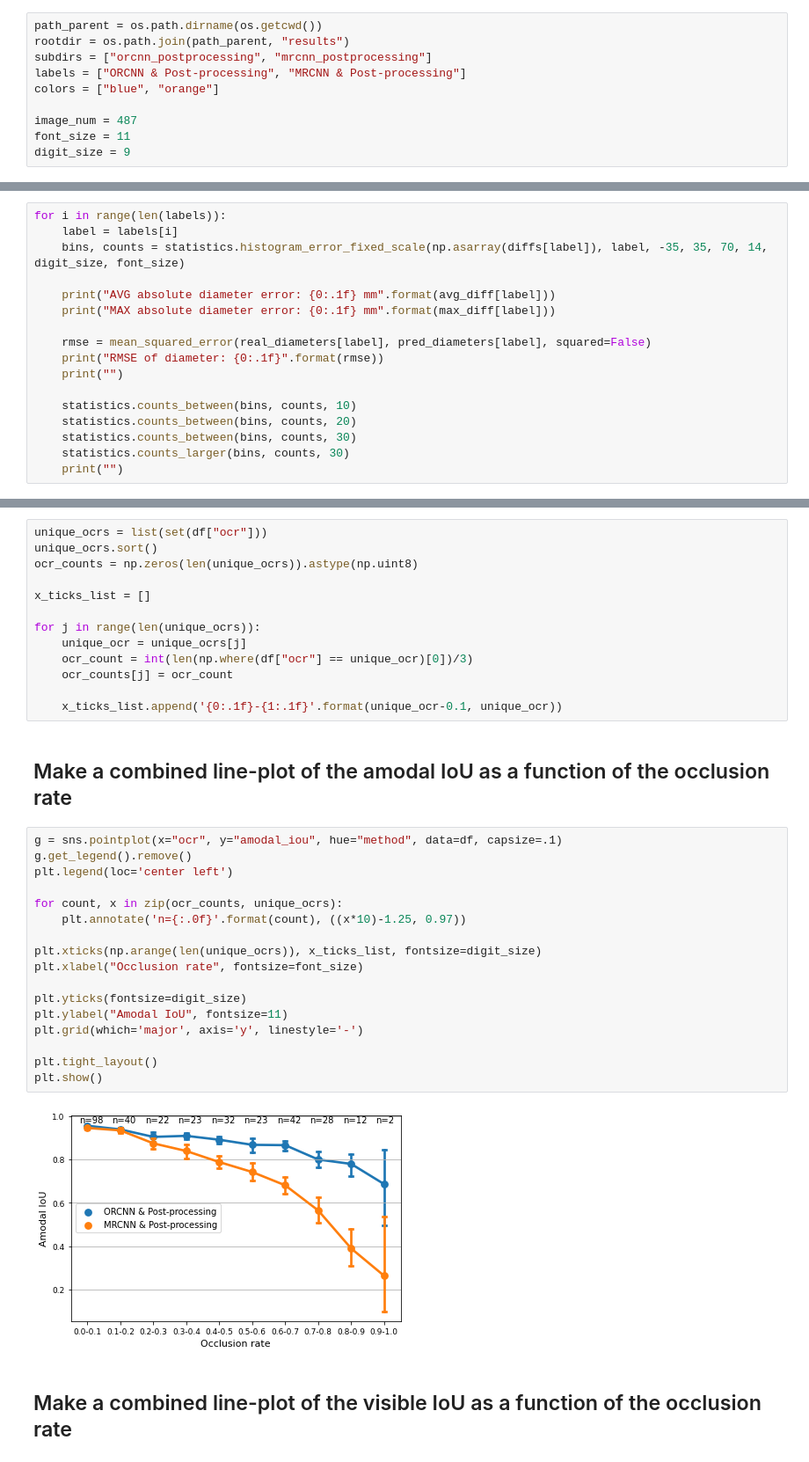
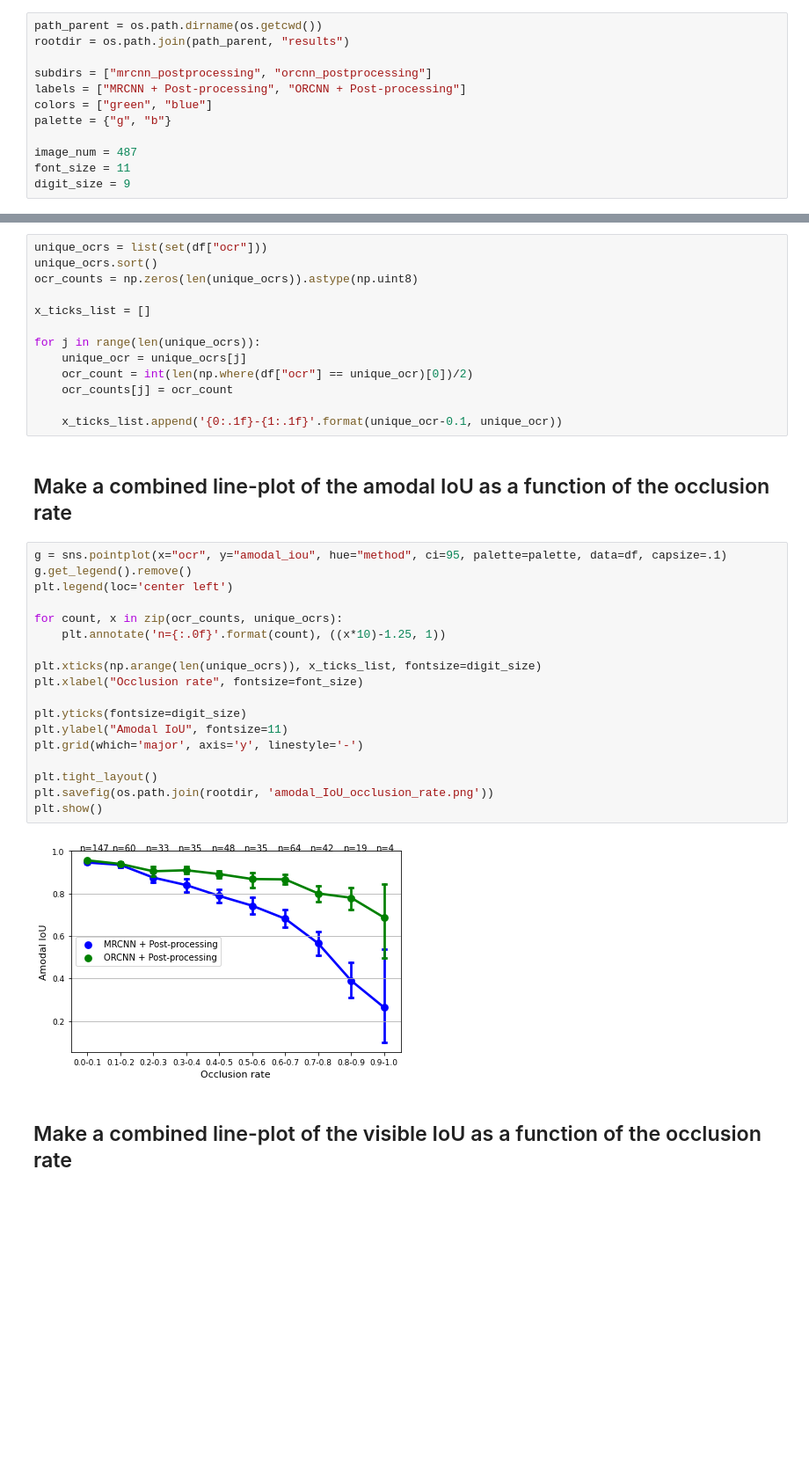
Before and after one commit to pieterblok/sizecnn, a Jupyter notebook: utils/statistics_and_visualize_results_from_the_two_methods.ipynb, the cells around one changed output, grey strips where cells are left out. Shown at 88% size. Drawn from its saved outputs; the diff is of its cells as text; blank space fills up the shorter version.

```diff
--- a/utils/statistics_and_visualize_results_from_the_two_methods.ipynb
+++ b/utils/statistics_and_visualize_results_from_the_two_methods.ipynb
@@ -21,9 +21,11 @@ from sklearn.metrics import mean_squared_error
 # %%
 path_parent = os.path.dirname(os.getcwd())
 rootdir = os.path.join(path_parent, "results")
-subdirs = ["orcnn_postprocessing", "mrcnn_postprocessing"]
-labels = ["ORCNN & Post-processing", "MRCNN & Post-processing"]
-colors = ["blue", "orange"]
+
+subdirs = ["mrcnn_postprocessing", "orcnn_postprocessing"]
+labels = ["MRCNN + Post-processing", "ORCNN + Post-processing"]
+colors = ["green", "blue"]
+palette = {"g", "b"}
 
 image_num = 487
 font_size = 11
@@ -86,20 +88,3 @@ df["time"] = df["time"].astype(float)
 df["method_id"] = df["method_id"].astype(int)
 # %% [markdown]
 ## Do some summary statistics and plot a histogram
-# %%
-for i in range(len(labels)):
-    label = labels[i]
-    bins, counts = statistics.histogram_error_fixed_scale(np.asarray(diffs[label]), label, -35, 35, 70, 14, digit_size, font_size)
-
-    print("AVG absolute diameter error: {0:.1f} mm".format(avg_diff[label]))
-    print("MAX absolute diameter error: {0:.1f} mm".format(max_diff[label]))
-
-    rmse = mean_squared_error(real_diameters[label], pred_diameters[label], squared=False)
-    print("RMSE of diameter: {0:.1f}".format(rmse))
-    print("")
-
-    statistics.counts_between(bins, counts, 10)
-    statistics.counts_between(bins, counts, 20)
-    statistics.counts_between(bins, counts, 30)
-    statistics.counts_larger(bins, counts, 30)
-    print("")
@@ -165,31 +205,32 @@ x_ticks_list = []
 
 for j in range(len(unique_ocrs)):
     unique_ocr = unique_ocrs[j]
-    ocr_count = int(len(np.where(df["ocr"] == unique_ocr)[0])/3)
+    ocr_count = int(len(np.where(df["ocr"] == unique_ocr)[0])/2)
     ocr_counts[j] = ocr_count
 
     x_ticks_list.append('{0:.1f}-{1:.1f}'.format(unique_ocr-0.1, unique_ocr))
 # %% [markdown]
 ## Make a combined line-plot of the amodal IoU as a function of the occlusion rate
 # %%
-g = sns.pointplot(x="ocr", y="amodal_iou", hue="method", data=df, capsize=.1)
+g = sns.pointplot(x="ocr", y="amodal_iou", hue="method", ci=95, palette=palette, data=df, capsize=.1)
 g.get_legend().remove()
 plt.legend(loc='center left')
 
 for count, x in zip(ocr_counts, unique_ocrs):
-    plt.annotate('n={:.0f}'.format(count), ((x*10)-1.25, 0.97))
+    plt.annotate('n={:.0f}'.format(count), ((x*10)-1.25, 1))
 
 plt.xticks(np.arange(len(unique_ocrs)), x_ticks_list, fontsize=digit_size)
 plt.xlabel("Occlusion rate", fontsize=font_size)
 
 plt.yticks(fontsize=digit_size)
 plt.ylabel("Amodal IoU", fontsize=11)
 plt.grid(which='major', axis='y', linestyle='-')
 
 plt.tight_layout()
+plt.savefig(os.path.join(rootdir, 'amodal_IoU_occlusion_rate.png'))
 plt.show()
 # %% [output]
-[figure, old version]
+[figure, new version]
 # %% [markdown]
 ## Make a combined line-plot of the visible IoU as a function of the occlusion rate
 # %%
```
Also changed, not shown: parts of 11 cells of this notebook, 2 other files.
